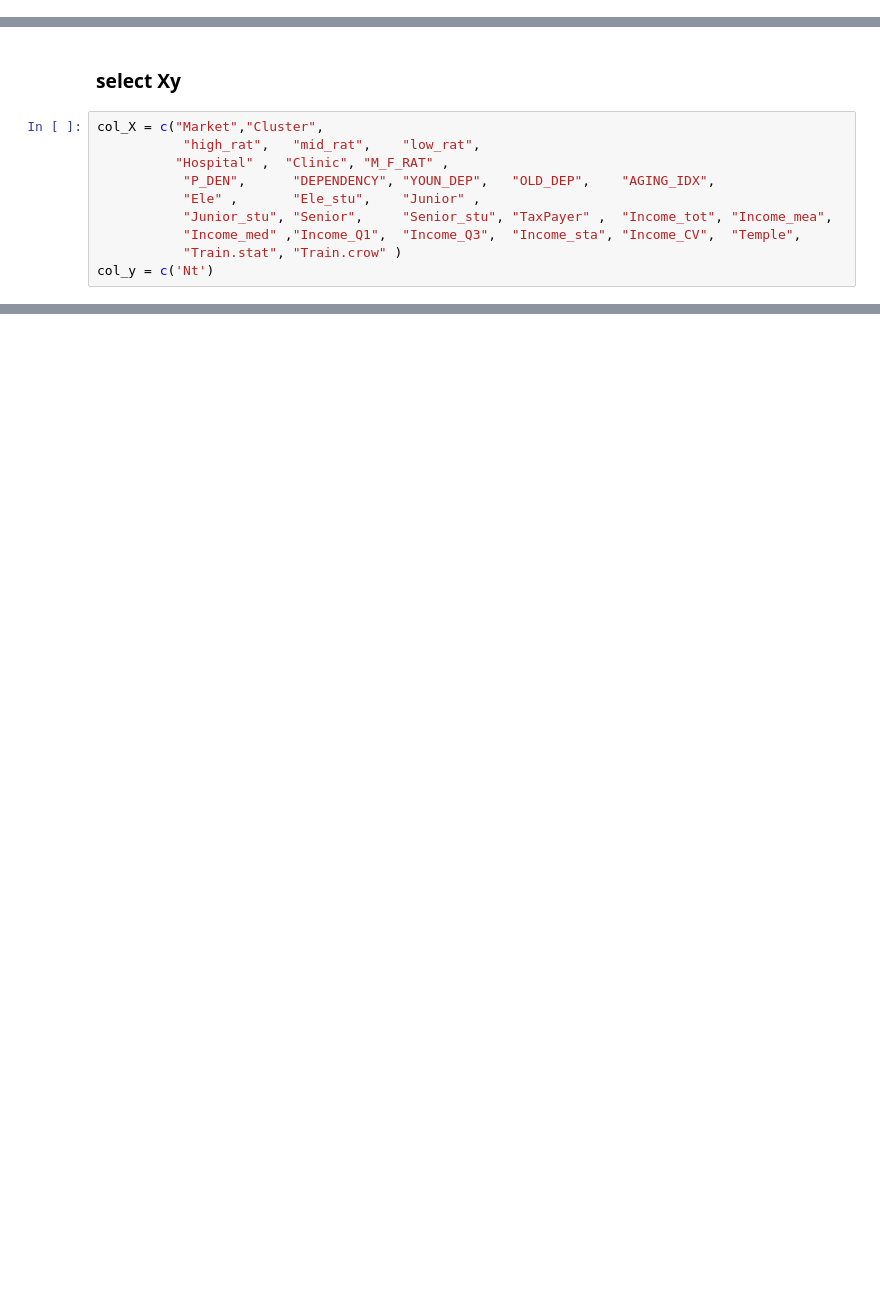
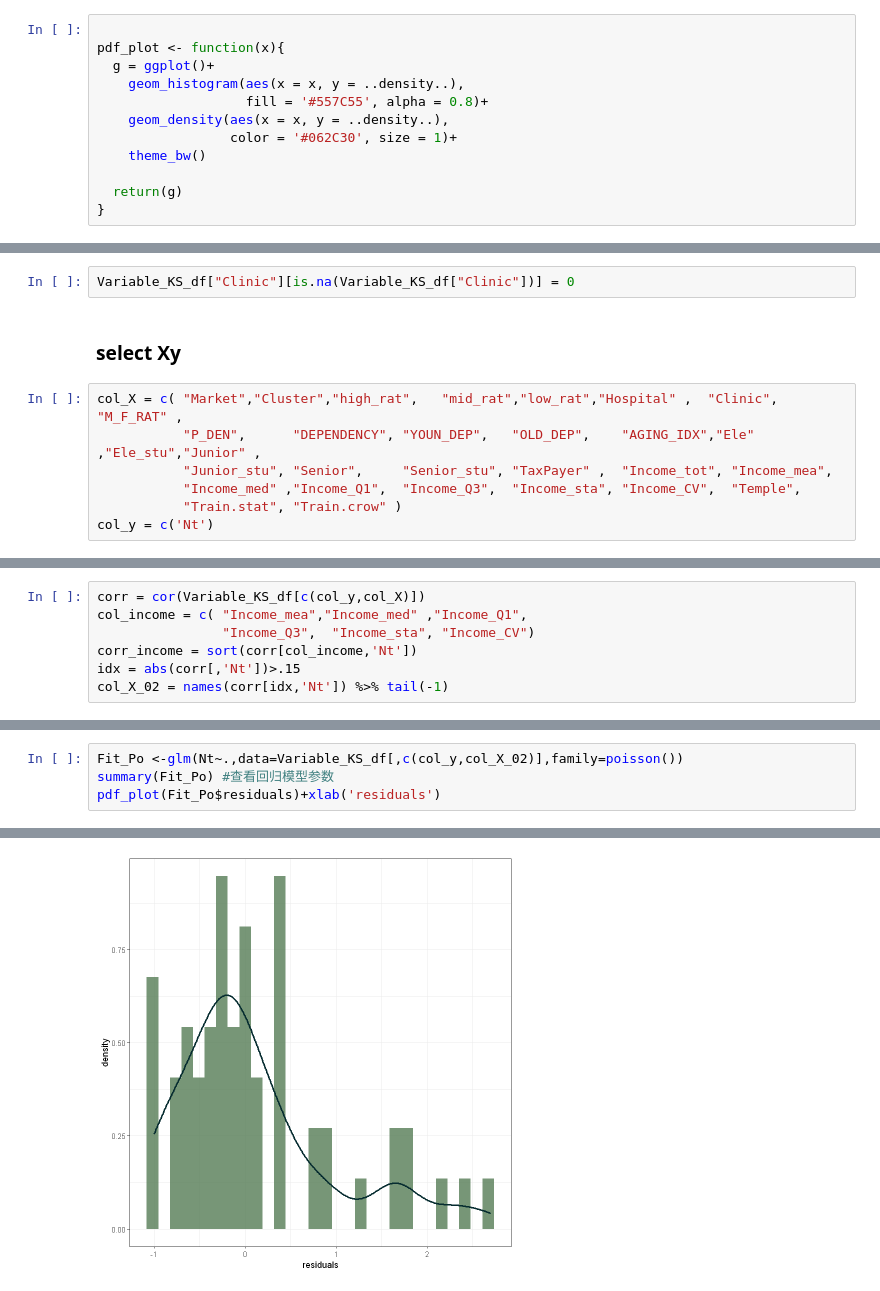
Before and after one commit to WenRu-Chen/Roaming-Dogs, a Jupyter notebook: Roaming-Dogs-Code/Model-fitting/R_model_fitting.ipynb, the cells around one changed output, grey strips where cells are left out. Drawn from its saved outputs; the diff is of its cells as text; blank space fills up the shorter version.

```diff
--- a/Roaming-Dogs-Code/Model-fitting/R_model_fitting.ipynb
+++ b/Roaming-Dogs-Code/Model-fitting/R_model_fitting.ipynb
@@ -38,3 +24,15 @@ library(tmap)
+# %%
+
+pdf_plot <- function(x){
+  g = ggplot()+
+    geom_histogram(aes(x = x, y = ..density..),
+                   fill = '#557C55', alpha = 0.8)+
+    geom_density(aes(x = x, y = ..density..),
+                 color = '#062C30', size = 1)+
+    theme_bw()
+
+  return(g)
+}
 # %% [markdown]
 ### Load datas
 # %%
@@ -44,14 +42,13 @@ Variable_KS_df <- read.csv(paste0(path, "@Test_KS\\Variable.csv" ), fileEncoding
 Variable_KS_shp<-shapefile(paste0(path, "@Test_KS\\Variable.shp" ),warnPRJ = F)
 # %% [output]
 [1] "c:/@@Roaming_Dogs_Data_Analysis/Roaming-Dogs-Code/Model-fitting"
+# %%
+Variable_KS_df["Clinic"][is.na(Variable_KS_df["Clinic"])] = 0
 # %% [markdown]
 ### select Xy
 # %%
-col_X = c("Market","Cluster",
-           "high_rat",   "mid_rat",    "low_rat",
-          "Hospital" ,  "Clinic", "M_F_RAT" ,
-           "P_DEN",      "DEPENDENCY", "YOUN_DEP",   "OLD_DEP",    "AGING_IDX",
-           "Ele" ,       "Ele_stu",    "Junior" ,
+col_X = c( "Market","Cluster","high_rat",   "mid_rat","low_rat","Hospital" ,  "Clinic", "M_F_RAT" ,
+           "P_DEN",      "DEPENDENCY", "YOUN_DEP",   "OLD_DEP",    "AGING_IDX","Ele" ,"Ele_stu","Junior" ,
            "Junior_stu", "Senior",     "Senior_stu", "TaxPayer" ,  "Income_tot", "Income_mea",
            "Income_med" ,"Income_Q1",  "Income_Q3",  "Income_sta", "Income_CV",  "Temple",
            "Train.stat", "Train.crow" )
@@ -73,0 +63,7 @@ Y_pdf
+# %%
+corr = cor(Variable_KS_df[c(col_y,col_X)])
+col_income = c( "Income_mea","Income_med" ,"Income_Q1",
+                "Income_Q3",  "Income_sta", "Income_CV")
+corr_income = sort(corr[col_income,'Nt'])
+idx = abs(corr[,'Nt'])>.15
+col_X_02 = names(corr[idx,'Nt']) %>% tail(-1)
@@ -73,0 +105,5 @@ Y_pdf
+# %%
+Fit_Po <-glm(Nt~.,data=Variable_KS_df[,c(col_y,col_X_02)],family=poisson())
+summary(Fit_Po) #查看回归模型参数
+pdf_plot(Fit_Po$residuals)+xlab('residuals')
+# %% [output]
@@ -73,0 +133 @@ Y_pdf
+[figure, added]
```
Also changed, not shown: parts of 10 cells of this notebook, 7 other files.
